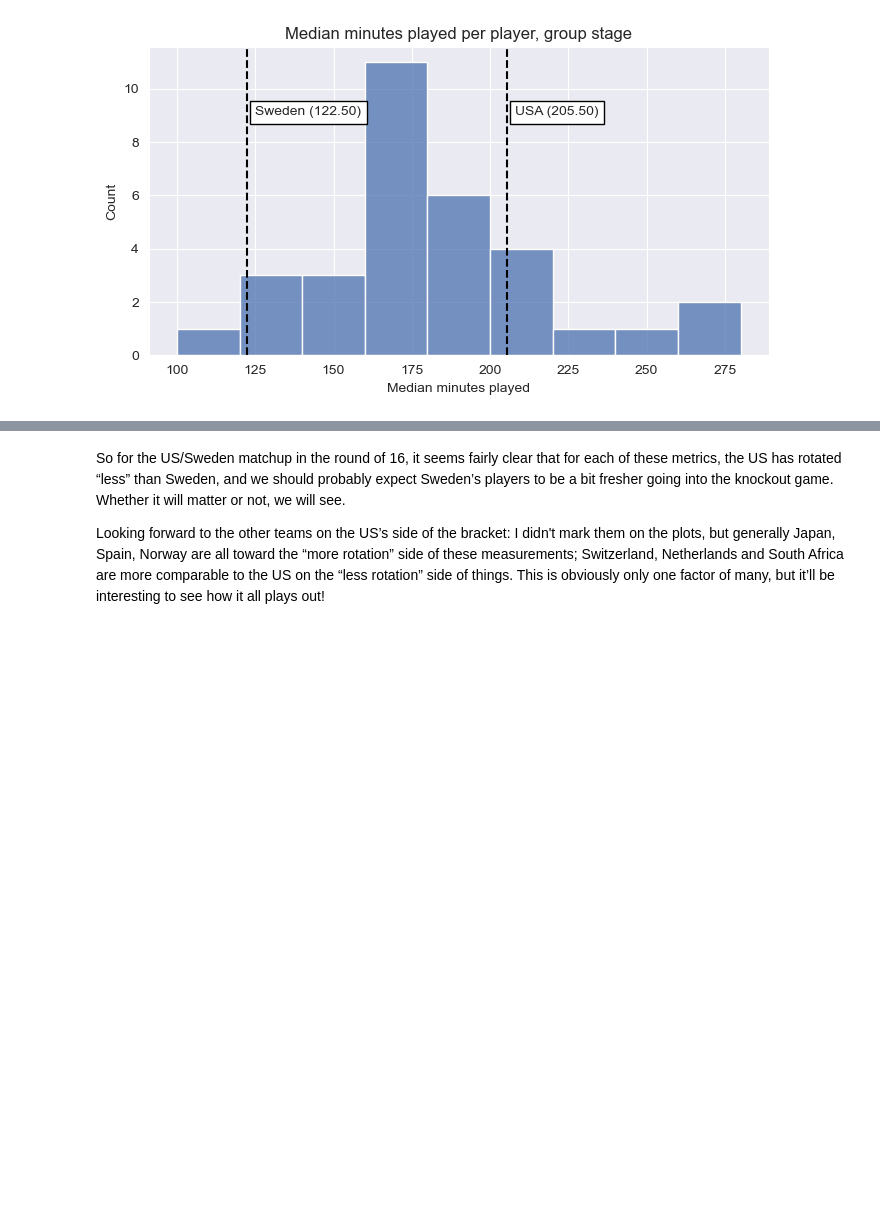
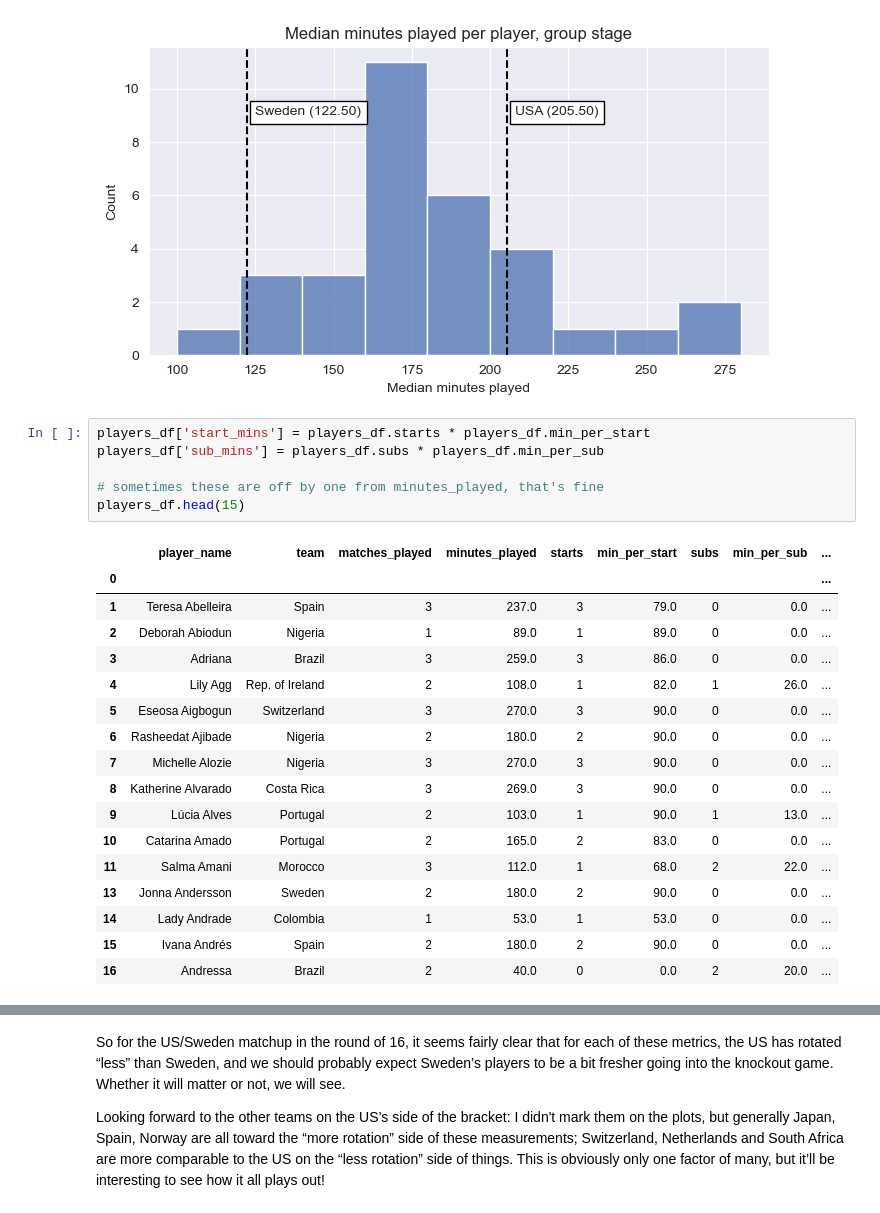
Before and after one commit to jjc2718/analytics-stuff, a Jupyter notebook: world_cup_rotation.ipynb, the cells around one changed output, grey strips where cells are left out. Drawn from its saved outputs; the diff is of its cells as text; blank space fills up the shorter version.

```diff
--- a/world_cup_rotation.ipynb
+++ b/world_cup_rotation.ipynb
@@ -302,3 +307,27 @@ plt.xlabel('Median minutes played')
 plt.savefig('./median_mins_per_player.png', bbox_inches='tight', dpi=200)
 # %% [output]
 [figure]
+# %%
+players_df['start_mins'] = players_df.starts * players_df.min_per_start
+players_df['sub_mins'] = players_df.subs * players_df.min_per_sub
+
+# sometimes these are off by one from minutes_played, that's fine
+players_df.head(15)
+# %% [output]
+|  | player_name | team | matches_played | minutes_played | starts | min_per_start | subs | min_per_sub | ... |
+| 0 |  |  |  |  |  |  |  |  | ... |
+| 1 | Teresa Abelleira | Spain | 3 | 237.0 | 3 | 79.0 | 0 | 0.0 | ... |
+| 2 | Deborah Abiodun | Nigeria | 1 | 89.0 | 1 | 89.0 | 0 | 0.0 | ... |
+| 3 | Adriana | Brazil | 3 | 259.0 | 3 | 86.0 | 0 | 0.0 | ... |
+| 4 | Lily Agg | Rep. of Ireland | 2 | 108.0 | 1 | 82.0 | 1 | 26.0 | ... |
+| 5 | Eseosa Aigbogun | Switzerland | 3 | 270.0 | 3 | 90.0 | 0 | 0.0 | ... |
+| 6 | Rasheedat Ajibade | Nigeria | 2 | 180.0 | 2 | 90.0 | 0 | 0.0 | ... |
+| 7 | Michelle Alozie | Nigeria | 3 | 270.0 | 3 | 90.0 | 0 | 0.0 | ... |
+| 8 | Katherine Alvarado | Costa Rica | 3 | 269.0 | 3 | 90.0 | 0 | 0.0 | ... |
+| 9 | Lúcia Alves | Portugal | 2 | 103.0 | 1 | 90.0 | 1 | 13.0 | ... |
+| 10 | Catarina Amado | Portugal | 2 | 165.0 | 2 | 83.0 | 0 | 0.0 | ... |
+| 11 | Salma Amani | Morocco | 3 | 112.0 | 1 | 68.0 | 2 | 22.0 | ... |
+| 13 | Jonna Andersson | Sweden | 2 | 180.0 | 2 | 90.0 | 0 | 0.0 | ... |
+| 14 | Lady Andrade | Colombia | 1 | 53.0 | 1 | 53.0 | 0 | 0.0 | ... |
+| 15 | Ivana Andrés | Spain | 2 | 180.0 | 2 | 90.0 | 0 | 0.0 | ... |
+| 16 | Andressa | Brazil | 2 | 40.0 | 0 | 0.0 | 2 | 20.0 | ... |
```
Also changed, not shown: parts of 6 cells of this notebook, 1 other file.
